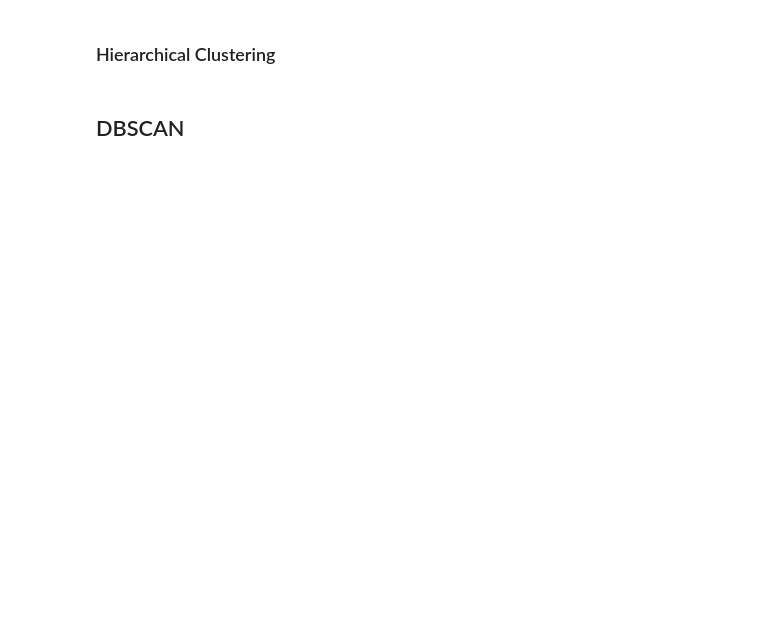
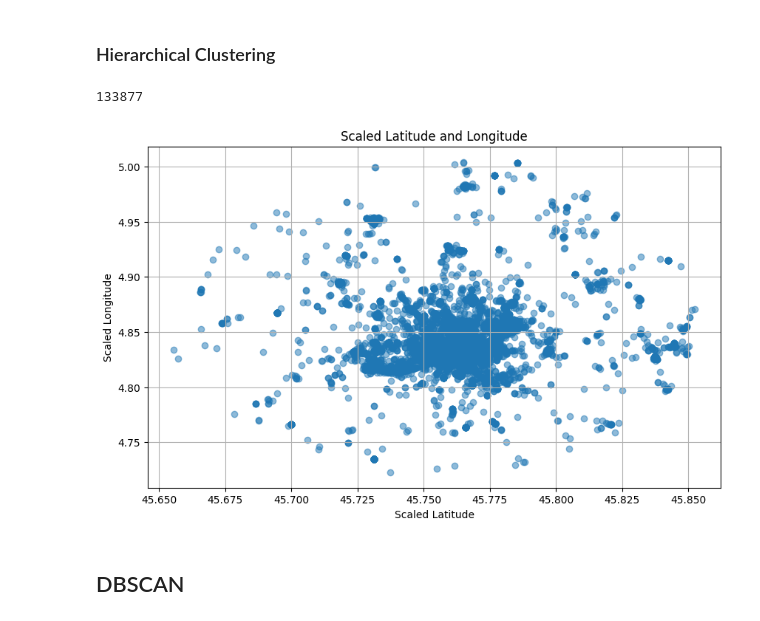
Before and after one commit to jimasr/photo-lyon, a Jupyter notebook: notebook/main.ipynb, the cells around one changed output. Saved outputs shown, nothing was run; the diff lists cells and outputs as text; code cells hidden in the pictures; blank space fills up the shorter version.

```diff
--- a/notebook/main.ipynb
+++ b/notebook/main.ipynb
@@ -296,18 +466,25 @@ m.save("../html/kmeans_map.html")
 # %% [markdown]
 ### Hierarchical Clustering
 # %%
-df_clustering_without_duplicates = df_clustering.drop_duplicates() # Drop duplicates
-print(f"Initial: {len(df_clustering)}")
-print(f"After removing duplicates: {len(df_clustering_without_duplicates)}")
-df_clustering_without_duplicates = df_clustering_without_duplicates.sample(n=10000, random_state=1) # Sample a subset of the data
+print(len(data_cleaned))
+
+hierarchical = data_cleaned[columns].sample(n=15000, random_state=1).copy()
+
+hierarchical.drop_duplicates()
+
 scaler = StandardScaler()
-scaled_data_duplicates = scaler.fit_transform(df_clustering_without_duplicates)
-scaled_data_duplicates_df = pd.DataFrame(data=scaled_data_duplicates, columns=df_clustering.columns)
+scaled_hierarchical = scaler.fit_transform(hierarchical)
+scaled_hierarchical_df = pd.DataFrame(data=hierarchical, columns=data_cleaned.columns)
+
+
 
 plt.figure(figsize=(10, 6))
-plt.scatter(scaled_data_duplicates_df['lat'], scaled_data_duplicates_df['long'], alpha=0.5)
+plt.scatter(scaled_hierarchical_df['lat'], scaled_hierarchical_df['long'], alpha=0.5)
 plt.title('Scaled Latitude and Longitude')
 plt.xlabel('Scaled Latitude')
 plt.ylabel('Scaled Longitude')
 plt.grid(True)
 plt.show()
+# %% [output]
+133877
+[figure, added]
```
Also changed, not shown: parts of 37 cells of this notebook.
